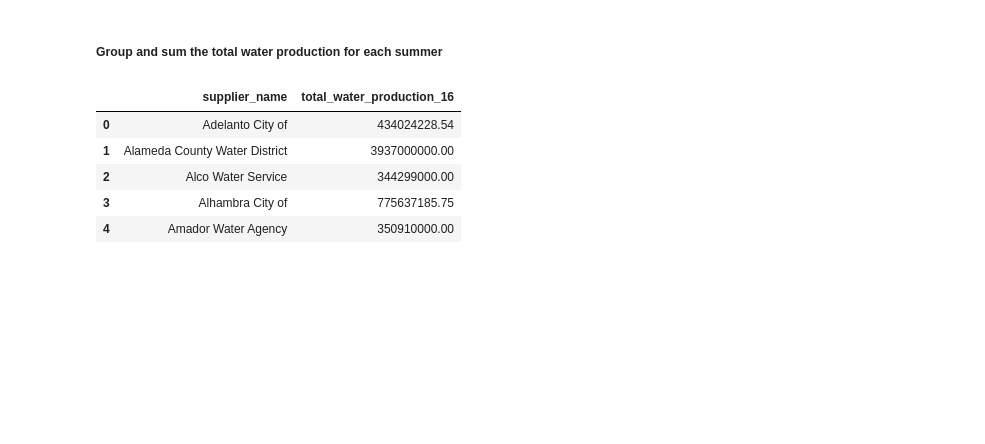
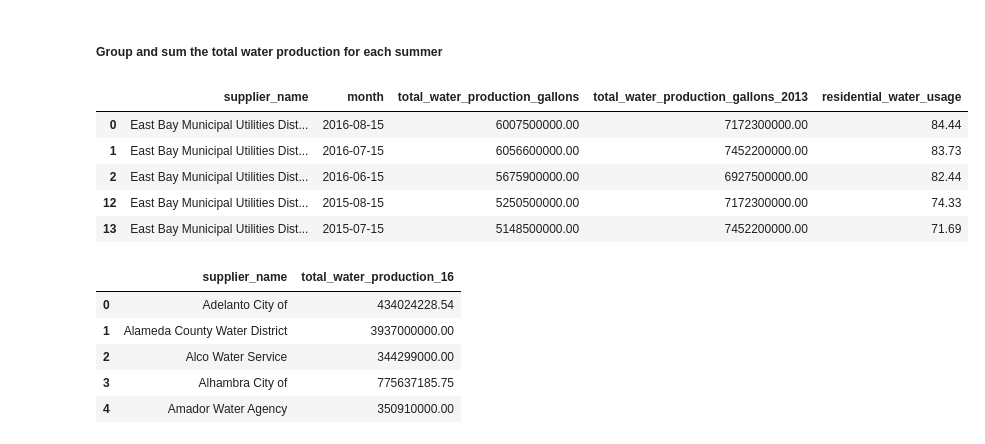
Before and after one commit to swkasica/california-ccscore-analysis, a Jupyter notebook: analysis.ipynb, the cells around one changed output. Cells and saved outputs as stored; diff of their text form; code cells hidden in the pictures; blank space fills up the shorter version.

```diff
--- a/analysis.ipynb
+++ b/analysis.ipynb
@@ -173,6 +173,17 @@ complete_month_table = month_table[~month_table['supplier_name'].isin(incomplete
 'Complete month records: 2334'
 # %% [markdown]
 ##### Group and sum the total water production for each summer
+# %%
+# Added by Steve
+
+complete_month_table.head()
+# %% [output]
+|  | supplier_name | month | total_water_production_gallons | total_water_production_gallons_2013 | residential_water_usage |
+| 0 | East Bay Municipal Utilities Dist... | 2016-08-15 | 6007500000.00 | 7172300000.00 | 84.44 |
+| 1 | East Bay Municipal Utilities Dist... | 2016-07-15 | 6056600000.00 | 7452200000.00 | 83.73 |
+| 2 | East Bay Municipal Utilities Dist... | 2016-06-15 | 5675900000.00 | 6927500000.00 | 82.44 |
+| 12 | East Bay Municipal Utilities Dist... | 2015-08-15 | 5250500000.00 | 7172300000.00 | 74.33 |
+| 13 | East Bay Municipal Utilities Dist... | 2015-07-15 | 5148500000.00 | 7452200000.00 | 71.69 |
 # %%
 summer_16_table = complete_month_table[complete_month_table['month'].isin(['2016-08-15', '2016-07-15', '2016-06-15',])]
 # %%
```
Also changed, not shown: parts of 6 cells of this notebook, 1 other file.
